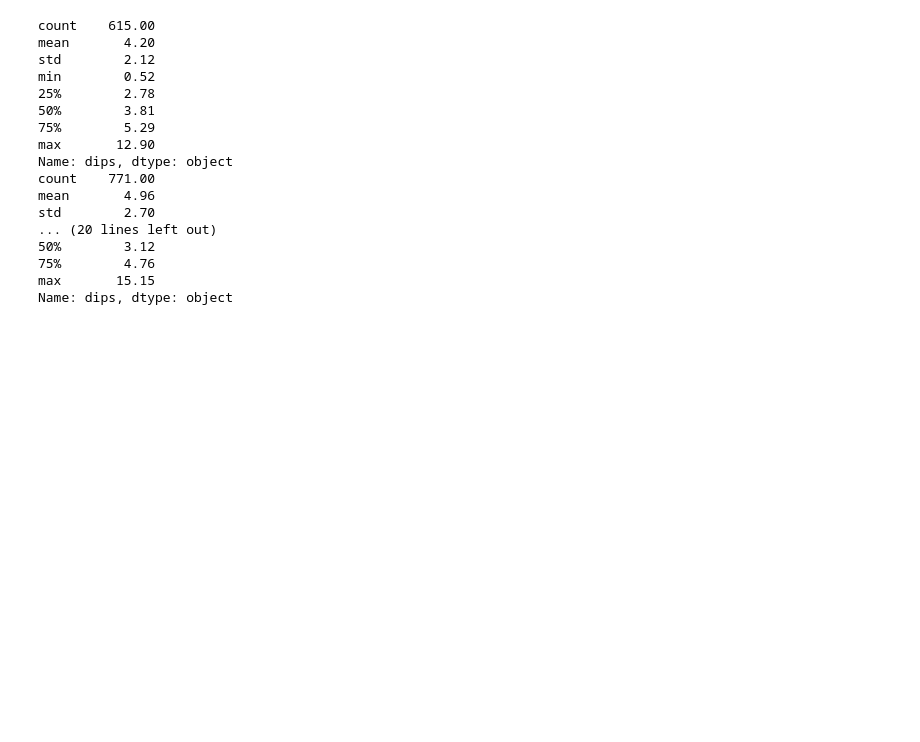
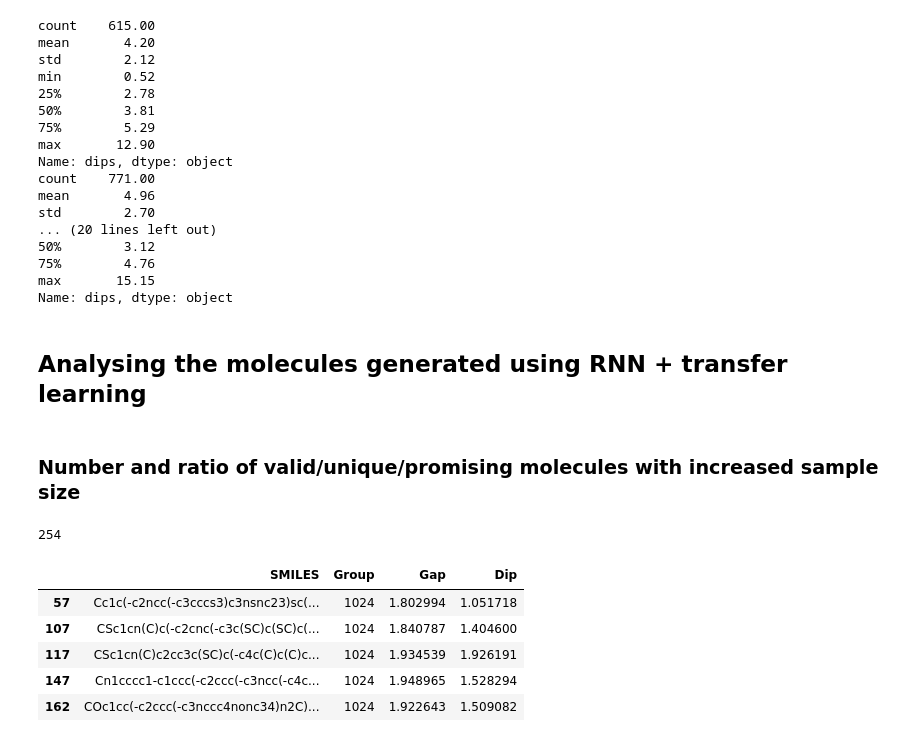
Before and after one commit to qyuan7/db_analysis, a Jupyter notebook: DA_DB_cluster_analysis.ipynb, the cells around one changed output. Cells and saved outputs as stored; diff of their text form; code cells hidden in the pictures; blank space fills up the shorter version.

Commit message:
Corrected post_processing_smiles for mismatching SMILE-mol-fingerprints Added analysis function for generated molecules in DA_DB_cluster_analysis removed problematic csv result

```diff
--- a/DA_DB_cluster_analysis.ipynb
+++ b/DA_DB_cluster_analysis.ipynb
@@ -258,3 +258,7 @@ std        2.70
 75%        4.76
 max       15.15
 Name: dips, dtype: object
+# %% [markdown]
+## Analysing the molecules generated using RNN + transfer learning
+# %% [markdown]
+### Number and ratio of valid/unique/promising molecules with increased sample size
@@ -260,0 +270,17 @@ Name: dips, dtype: object
+# %%
+unique_nums, promising_nums = [], []
+unique_sampled = pd.read_csv('unique_sampled_smiles.csv')
+unique_nums = unique_sampled['Group'].value_counts().tolist()[::-1]
+promising = unique_sampled[(unique_sampled['Gap'] <= 2) & (unique_sampled['Dip'] <= 2)]
+len(promising)
+# %% [output]
+254
+# %%
+promising.head()
+# %% [output]
+|  | SMILES | Group | Gap | Dip |
+| 57 | Cc1c(-c2ncc(-c3cccs3)c3nsnc23)sc(... | 1024 | 1.802994 | 1.051718 |
+| 107 | CSc1cn(C)c(-c2cnc(-c3c(SC)c(SC)c(... | 1024 | 1.840787 | 1.404600 |
+| 117 | CSc1cn(C)c2cc3c(SC)c(-c4c(C)c(C)c... | 1024 | 1.934539 | 1.926191 |
+| 147 | Cn1cccc1-c1ccc(-c2ccc(-c3ncc(-c4c... | 1024 | 1.948965 | 1.528294 |
+| 162 | COc1cc(-c2ccc(-c3nccc4nonc34)n2C)... | 1024 | 1.922643 | 1.509082 |
```
Also changed, not shown: parts of 1 cell of this notebook, 3 other files.
